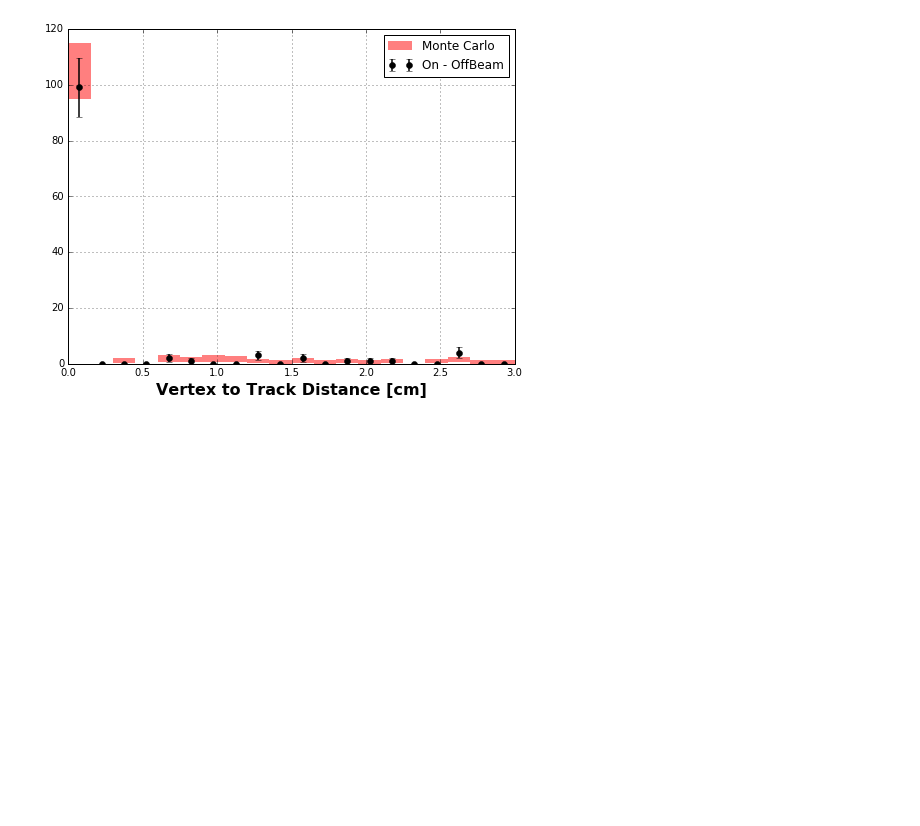
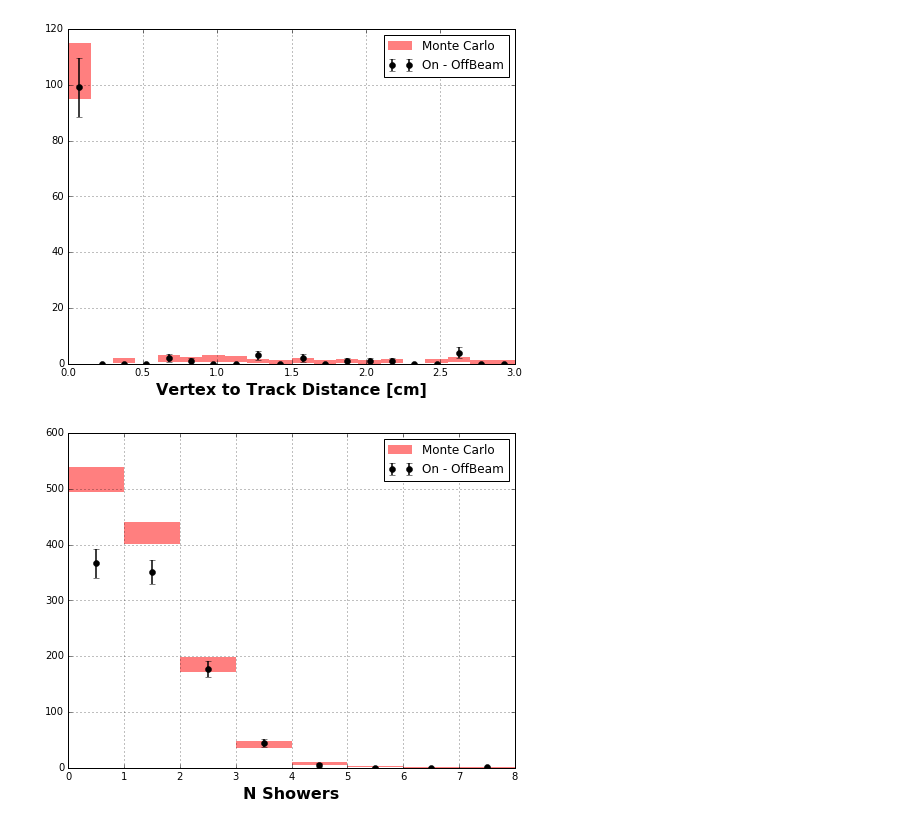
Before and after one commit to ahack379/ShowerTest, a Jupyter notebook: MCC82_FinalPlots/low_level_comparisons.ipynb, the cells around one changed output. Cells and saved outputs as stored; diff of their text form; code cells hidden in the pictures; blank space fills up the shorter version.

```diff
--- a/MCC82_FinalPlots/low_level_comparisons.ipynb
+++ b/MCC82_FinalPlots/low_level_comparisons.ipynb
@@ -213,7 +213,9 @@ NameError: global name 'nbins' is not defined
 [figure]
 # %%
 # N Showers
-makePlots('nshrs',0,20,xlabel='N Showers')
+makePlots('nshrs',0,8,nbins=8,xlabel='N Showers')
+# %% [output]
+[figure, added]
 # %%
 # Showers
 stage='pi0'
```
Also changed, not shown: parts of 1 cell of this notebook, 14 other files.
